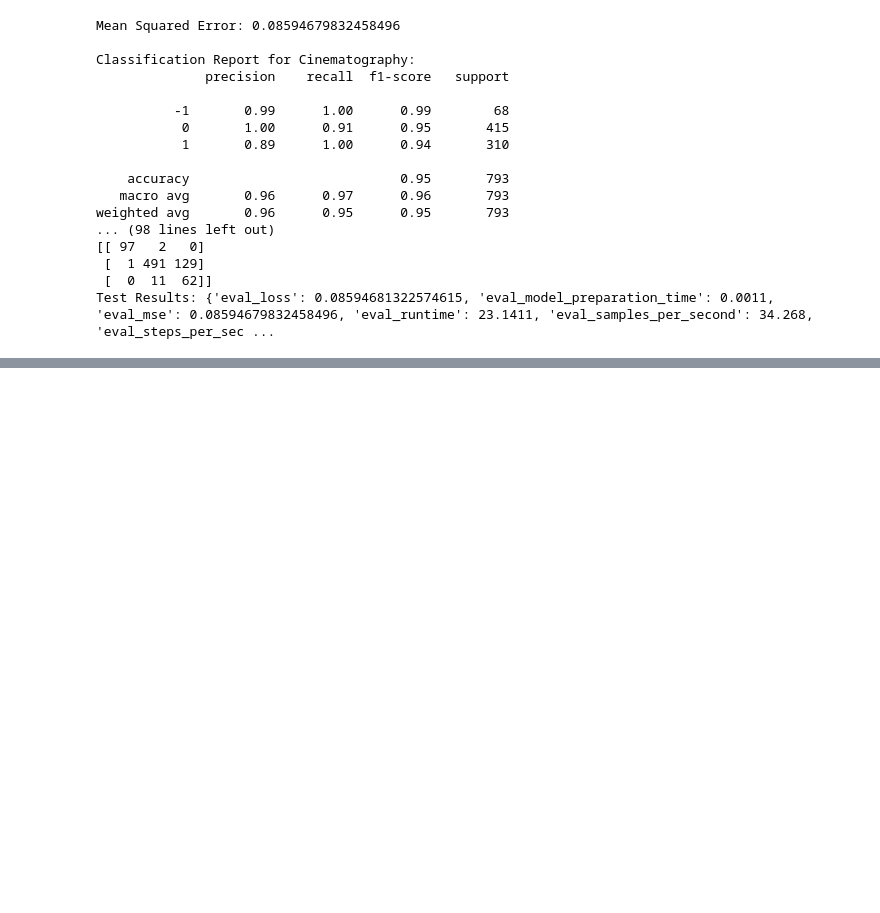
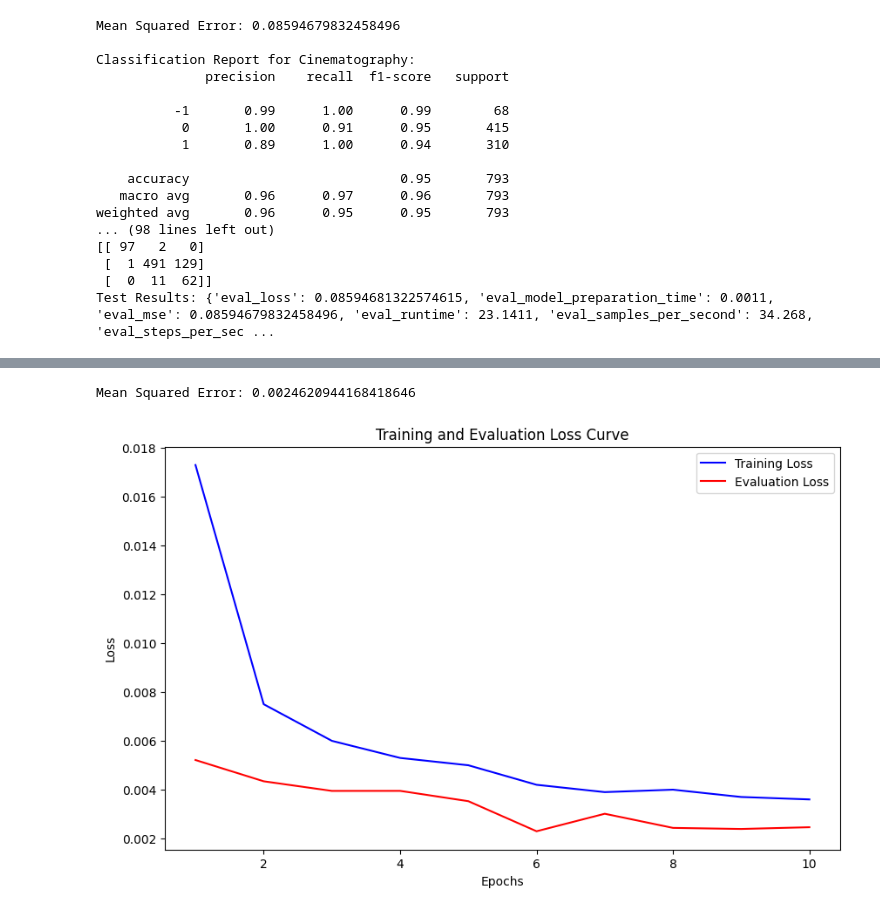
Before and after one commit to lowerated/L-M-6-Lowerated, a Jupyter notebook: train-test/train.ipynb, the cells around one changed output, grey strips where cells are left out. Drawn from its saved outputs; the diff is of its cells as text; code cells hidden in the pictures; blank space fills up the shorter version.

Commit message:
eval

```diff
--- a/train-test/train.ipynb
+++ b/train-test/train.ipynb
@@ -333,0 +701,40 @@ Test Results: {'eval_loss': 0.08594681322574615, 'eval_model_preparation_time':
+# %%
+import numpy as np
+import matplotlib.pyplot as plt
+
+# Get predictions and true labels
+predictions = trainer.predict(tokenized_test_dataset)
+preds = predictions.predictions
+labels = predictions.label_ids
+
+# Compute MSE
+mse = mean_squared_error(labels, preds)
+print(f"Mean Squared Error: {mse}")
+
+# Convert predictions and labels to integers for confusion matrix
+preds_class = np.round(preds).astype(int)
+labels_class = np.round(labels).astype(int)
+
+
+# Plotting Loss Curve
+log_history = trainer.state.log_history
+train_loss = [x['loss'] for x in log_history if 'loss' in x]
+eval_loss = [x['eval_loss'] for x in log_history if 'eval_loss' in x]
+
+# Ensure both lists have the same length
+min_length = min(len(train_loss), len(eval_loss))
+train_loss = train_loss[:min_length]
+eval_loss = eval_loss[:min_length]
+epochs = range(1, min_length + 1)
+
+plt.figure(figsize=(10, 6))
+plt.plot(epochs, train_loss, 'b-', label='Training Loss')
+plt.plot(epochs, eval_loss, 'r-', label='Evaluation Loss')
+plt.xlabel('Epochs')
+plt.ylabel('Loss')
+plt.title('Training and Evaluation Loss Curve')
+plt.legend()
+plt.show()
+# %% [output]
+Mean Squared Error: 0.0024620944168418646
+[figure, added]
```
Also changed, not shown: parts of 2 cells of this notebook.
